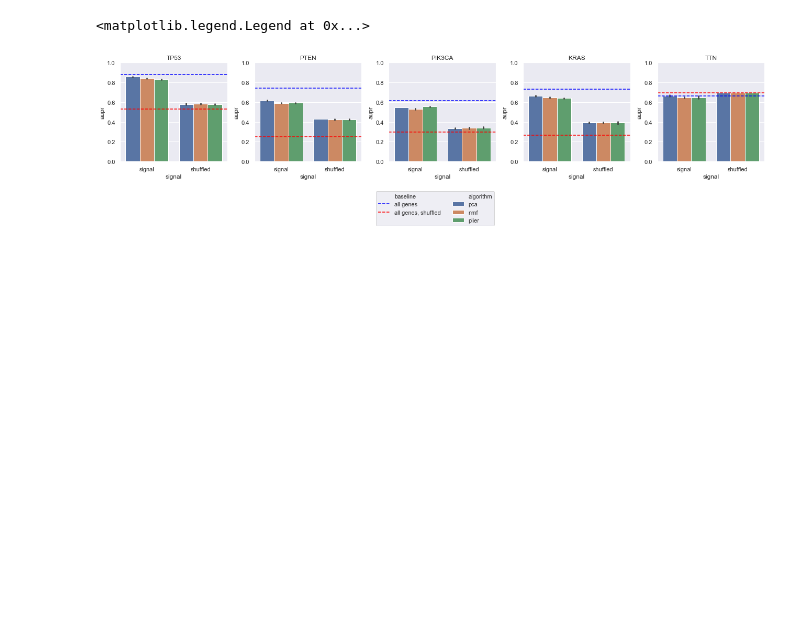
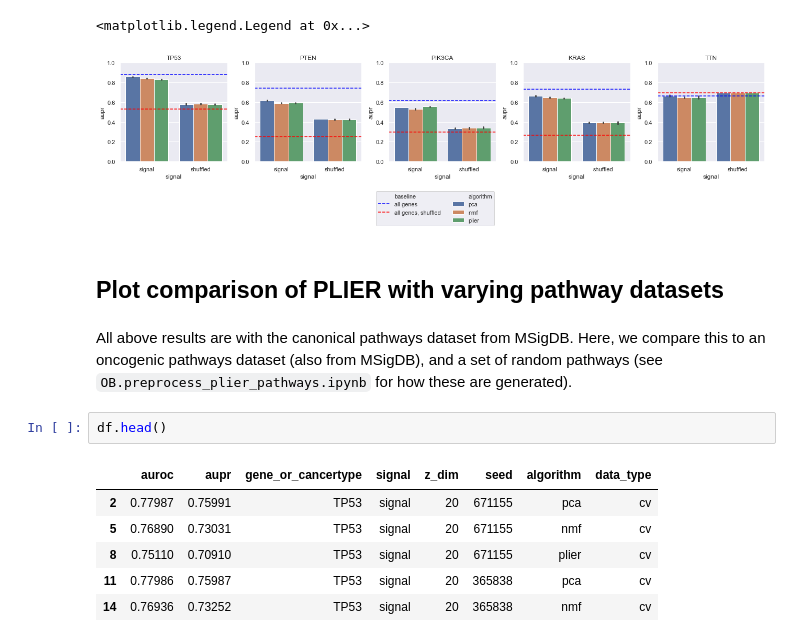
Before and after one commit to jjc2718/netreg, a Jupyter notebook: 4.plot_mutation_results.ipynb, the cells around one changed output. Saved outputs shown, nothing was run; the diff lists cells and outputs as text; blank space fills up the shorter version.

```diff
--- a/4.plot_mutation_results.ipynb
+++ b/4.plot_mutation_results.ipynb
@@ -139,3 +139,16 @@ plt.figlegend(handles, labels, loc='lower center', bbox_to_anchor=(0.5, 0.025),
 # %% [output]
 <matplotlib.legend.Legend at 0x...>
 [figure]
+# %% [markdown]
+## Plot comparison of PLIER with varying pathway datasets
+# %% [markdown]
+All above results are with the canonical pathways dataset from MSigDB. Here, we compare this to an oncogenic pathways dataset (also from MSigDB), and a set of random pathways (see `OB.preprocess_plier_pathways.ipynb` for how these are generated).
+# %%
+df.head()
+# %% [output]
+|  | auroc | aupr | gene_or_cancertype | signal | z_dim | seed | algorithm | data_type |
+| 2 | 0.77987 | 0.75991 | TP53 | signal | 20 | 671155 | pca | cv |
+| 5 | 0.76890 | 0.73031 | TP53 | signal | 20 | 671155 | nmf | cv |
+| 8 | 0.75110 | 0.70910 | TP53 | signal | 20 | 671155 | plier | cv |
+| 11 | 0.77986 | 0.75987 | TP53 | signal | 20 | 365838 | pca | cv |
+| 14 | 0.76936 | 0.73252 | TP53 | signal | 20 | 365838 | nmf | cv |
```
Also changed, not shown: parts of 5 cells of this notebook.
